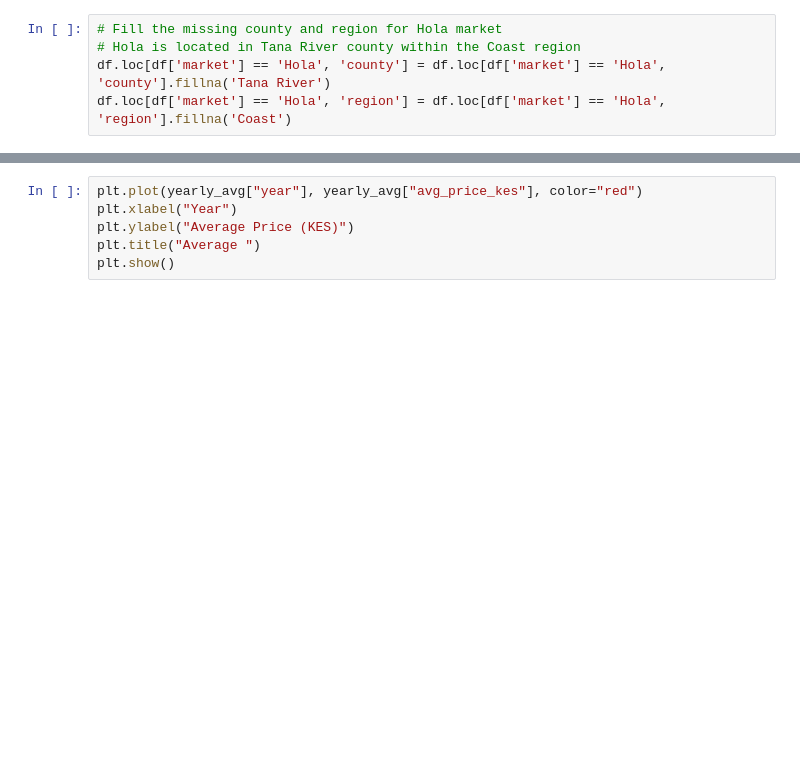
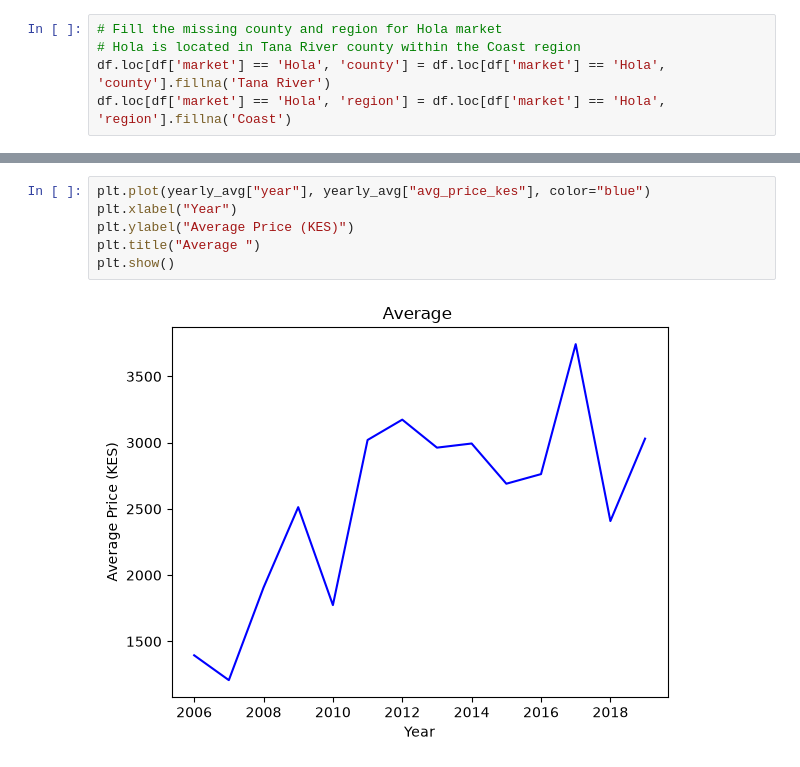
Before and after one commit to AgathaMuli/kenya_market_prices, a Jupyter notebook: analysis.ipynb, the cells around one changed output, grey strips where cells are left out. Drawn from its saved outputs; the diff is of its cells as text; blank space fills up the shorter version.

```diff
--- a/analysis.ipynb
+++ b/analysis.ipynb
@@ -118,9 +291,11 @@ yearly_avg.loc[yearly_avg["avg_price_kes"].idxmax()]
 # %%
-plt.plot(yearly_avg["year"], yearly_avg["avg_price_kes"], color="red")
+plt.plot(yearly_avg["year"], yearly_avg["avg_price_kes"], color="blue")
 plt.xlabel("Year")
 plt.ylabel("Average Price (KES)")
 plt.title("Average ")
 plt.show()
+# %% [output]
+[figure, added]
 # %%
 print(
     f"Highest wholesale price year: "
```
Also changed, not shown: parts of 25 cells of this notebook.
